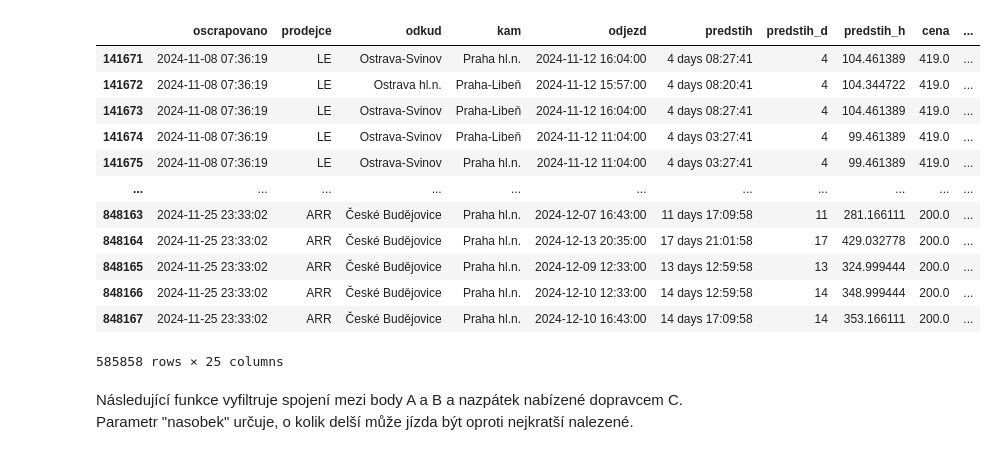
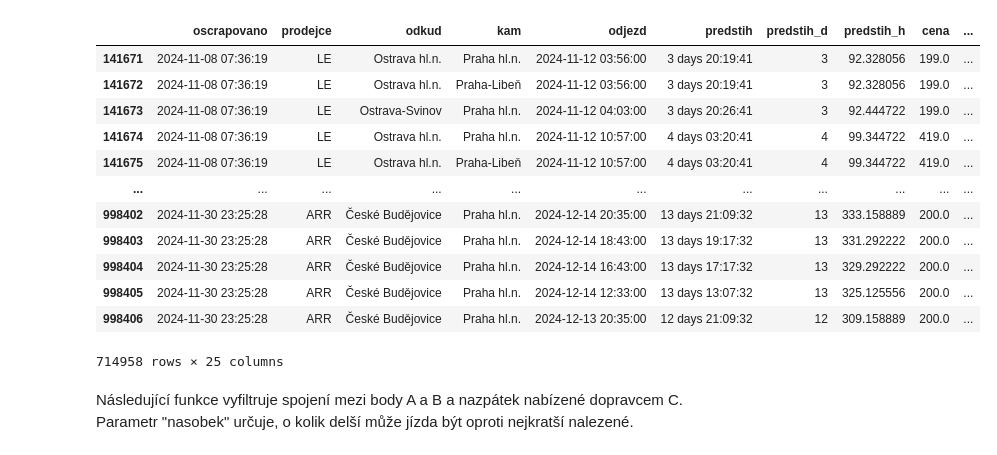
Before and after one commit to DataRozhlas/ceny-jizdenek, a Jupyter notebook: 903_zahranici.ipynb, the cells around one changed output. Cells and saved outputs as stored; diff of their text form; code cells hidden in the pictures.

```diff
--- a/903_zahranici.ipynb
+++ b/903_zahranici.ipynb
@@ -10,21 +10,21 @@ warnings.simplefilter(action='ignore', category=UserWarning)
 # %%
 df = pd.read_parquet(os.path.join('data','jizdenky.parquet'))
 # %%
-df[df['oscrapovano'] <= '2024-11-26']
+df[df['oscrapovano'] <= '2024-12-01']
 # %% [output]
 |  | oscrapovano | prodejce | odkud | kam | odjezd | predstih | predstih_d | predstih_h | cena | ... |
-| 141671 | 2024-11-08 07:36:19 | LE | Ostrava-Svinov | Praha hl.n. | 2024-11-12 16:04:00 | 4 days 08:27:41 | 4 | 104.461389 | 419.0 | ... |
-| 141672 | 2024-11-08 07:36:19 | LE | Ostrava hl.n. | Praha-Libeň | 2024-11-12 15:57:00 | 4 days 08:20:41 | 4 | 104.344722 | 419.0 | ... |
-| 141673 | 2024-11-08 07:36:19 | LE | Ostrava-Svinov | Praha-Libeň | 2024-11-12 16:04:00 | 4 days 08:27:41 | 4 | 104.461389 | 419.0 | ... |
-| 141674 | 2024-11-08 07:36:19 | LE | Ostrava-Svinov | Praha-Libeň | 2024-11-12 11:04:00 | 4 days 03:27:41 | 4 | 99.461389 | 419.0 | ... |
-| 141675 | 2024-11-08 07:36:19 | LE | Ostrava-Svinov | Praha hl.n. | 2024-11-12 11:04:00 | 4 days 03:27:41 | 4 | 99.461389 | 419.0 | ... |
+| 141671 | 2024-11-08 07:36:19 | LE | Ostrava hl.n. | Praha hl.n. | 2024-11-12 03:56:00 | 3 days 20:19:41 | 3 | 92.328056 | 199.0 | ... |
+| 141672 | 2024-11-08 07:36:19 | LE | Ostrava hl.n. | Praha-Libeň | 2024-11-12 03:56:00 | 3 days 20:19:41 | 3 | 92.328056 | 199.0 | ... |
+| 141673 | 2024-11-08 07:36:19 | LE | Ostrava-Svinov | Praha hl.n. | 2024-11-12 04:03:00 | 3 days 20:26:41 | 3 | 92.444722 | 199.0 | ... |
+| 141674 | 2024-11-08 07:36:19 | LE | Ostrava hl.n. | Praha hl.n. | 2024-11-12 10:57:00 | 4 days 03:20:41 | 4 | 99.344722 | 419.0 | ... |
+| 141675 | 2024-11-08 07:36:19 | LE | Ostrava hl.n. | Praha-Libeň | 2024-11-12 10:57:00 | 4 days 03:20:41 | 4 | 99.344722 | 419.0 | ... |
 | ... | ... | ... | ... | ... | ... | ... | ... | ... | ... | ... |
-| 848163 | 2024-11-25 23:33:02 | ARR | České Budějovice | Praha hl.n. | 2024-12-07 16:43:00 | 11 days 17:09:58 | 11 | 281.166111 | 200.0 | ... |
-| 848164 | 2024-11-25 23:33:02 | ARR | České Budějovice | Praha hl.n. | 2024-12-13 20:35:00 | 17 days 21:01:58 | 17 | 429.032778 | 200.0 | ... |
-| 848165 | 2024-11-25 23:33:02 | ARR | České Budějovice | Praha hl.n. | 2024-12-09 12:33:00 | 13 days 12:59:58 | 13 | 324.999444 | 200.0 | ... |
-| 848166 | 2024-11-25 23:33:02 | ARR | České Budějovice | Praha hl.n. | 2024-12-10 12:33:00 | 14 days 12:59:58 | 14 | 348.999444 | 200.0 | ... |
-| 848167 | 2024-11-25 23:33:02 | ARR | České Budějovice | Praha hl.n. | 2024-12-10 16:43:00 | 14 days 17:09:58 | 14 | 353.166111 | 200.0 | ... |
+| 998402 | 2024-11-30 23:25:28 | ARR | České Budějovice | Praha hl.n. | 2024-12-14 20:35:00 | 13 days 21:09:32 | 13 | 333.158889 | 200.0 | ... |
+| 998403 | 2024-11-30 23:25:28 | ARR | České Budějovice | Praha hl.n. | 2024-12-14 18:43:00 | 13 days 19:17:32 | 13 | 331.292222 | 200.0 | ... |
+| 998404 | 2024-11-30 23:25:28 | ARR | České Budějovice | Praha hl.n. | 2024-12-14 16:43:00 | 13 days 17:17:32 | 13 | 329.292222 | 200.0 | ... |
+| 998405 | 2024-11-30 23:25:28 | ARR | České Budějovice | Praha hl.n. | 2024-12-14 12:33:00 | 13 days 13:07:32 | 13 | 325.125556 | 200.0 | ... |
+| 998406 | 2024-11-30 23:25:28 | ARR | České Budějovice | Praha hl.n. | 2024-12-13 20:35:00 | 12 days 21:09:32 | 12 | 309.158889 | 200.0 | ... |
-585858 rows × 25 columns
+714958 rows × 25 columns
 # %%
 df = df[df['predstih_h'] >= 0]
 # %% [markdown]
```
Also changed, not shown: parts of 4 cells of this notebook, 9 other files.
